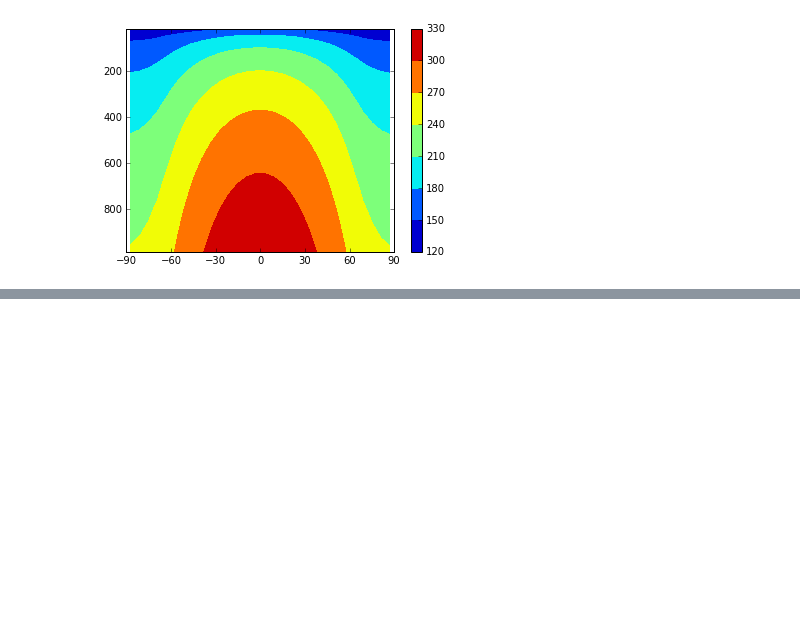
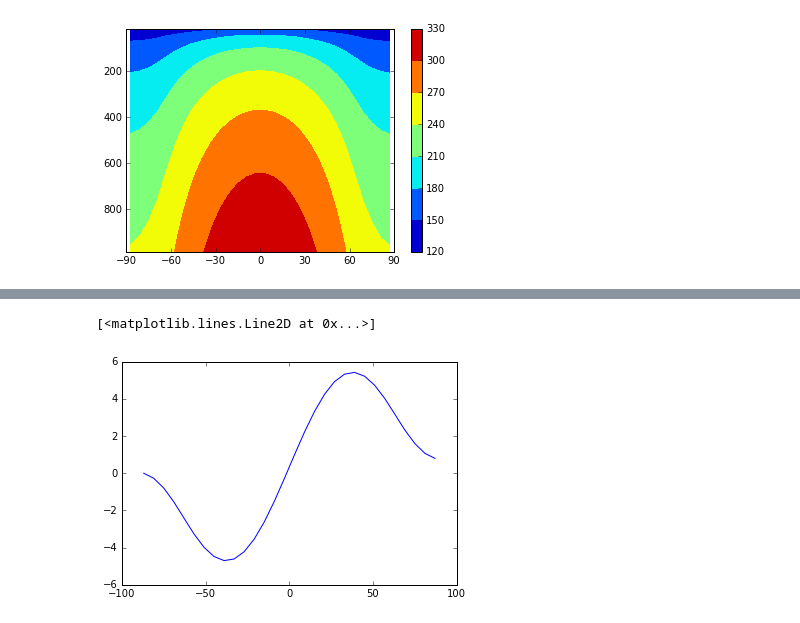
Before and after one commit to climlab/climlab, a Jupyter notebook: courseware/RCE with CAM3 radiation.ipynb, the cells around one changed output, grey strips where cells are left out. Saved outputs shown, nothing was run; the diff lists cells and outputs as text; code cells hidden in the pictures; blank space fills up the shorter version.

```diff
--- a/courseware/RCE with CAM3 radiation.ipynb
+++ b/courseware/RCE with CAM3 radiation.ipynb
@@ -396,0 +231,15 @@ plot_temp_section(rcelat)
+# %%
+def inferred_heat_transport( energy_in, lat_deg ):
+    '''Returns the inferred heat transport (in PW) by integrating the net energy imbalance from pole to pole.'''
+    from scipy import integrate
+    from climlab import constants as const
+    lat_rad = np.deg2rad( lat_deg )
+    return ( 1E-15 * 2 * np.math.pi * const.a**2 * integrate.cumtrapz( np.cos(lat_rad)*energy_in,
+            x=lat_rad, initial=0. ) )
+# %%
+#  Plot the northward heat transport in this model
+Rtoa = np.squeeze(diffmodel.timeave['ASR'] - diffmodel.timeave['OLR'])
+plt.plot(diffmodel.lat, inferred_heat_transport(Rtoa, diffmodel.lat))
+# %% [output]
+[<matplotlib.lines.Line2D at 0x...>]
+[figure, added]
```
Also changed, not shown: parts of 46 cells of this notebook.
